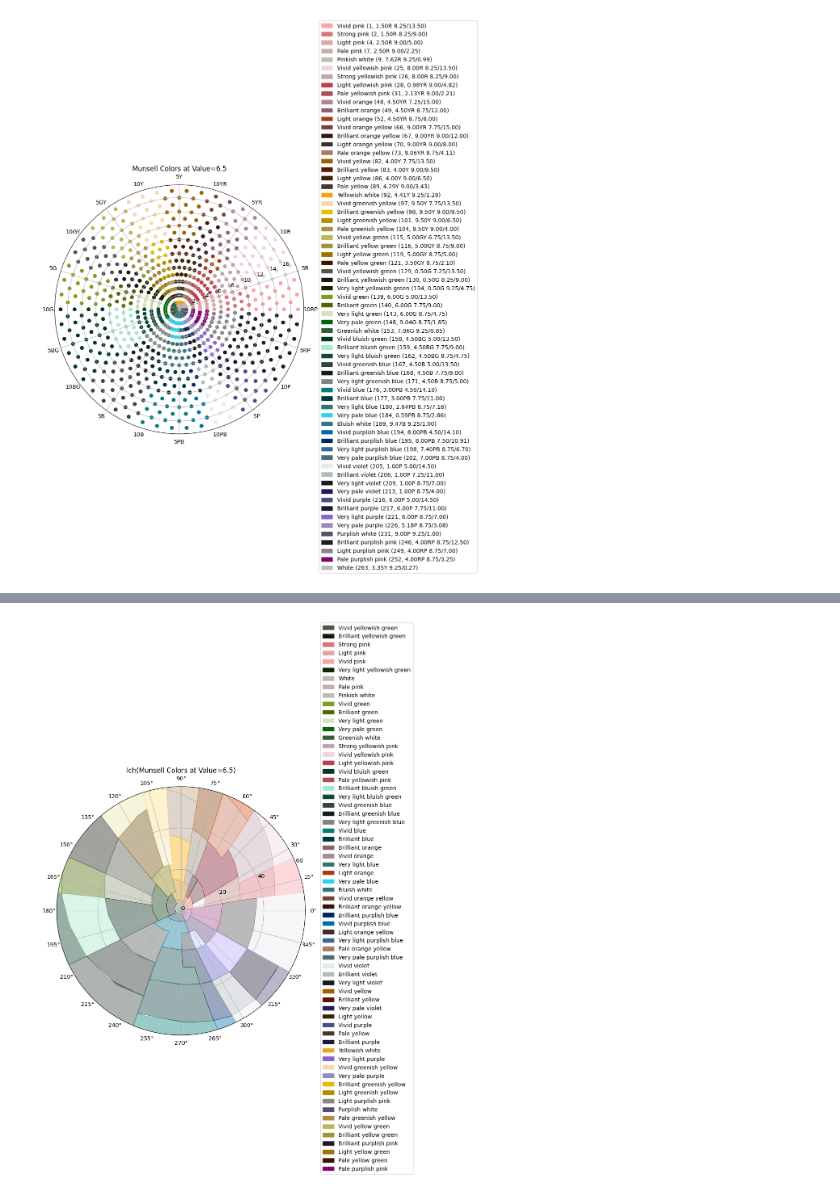
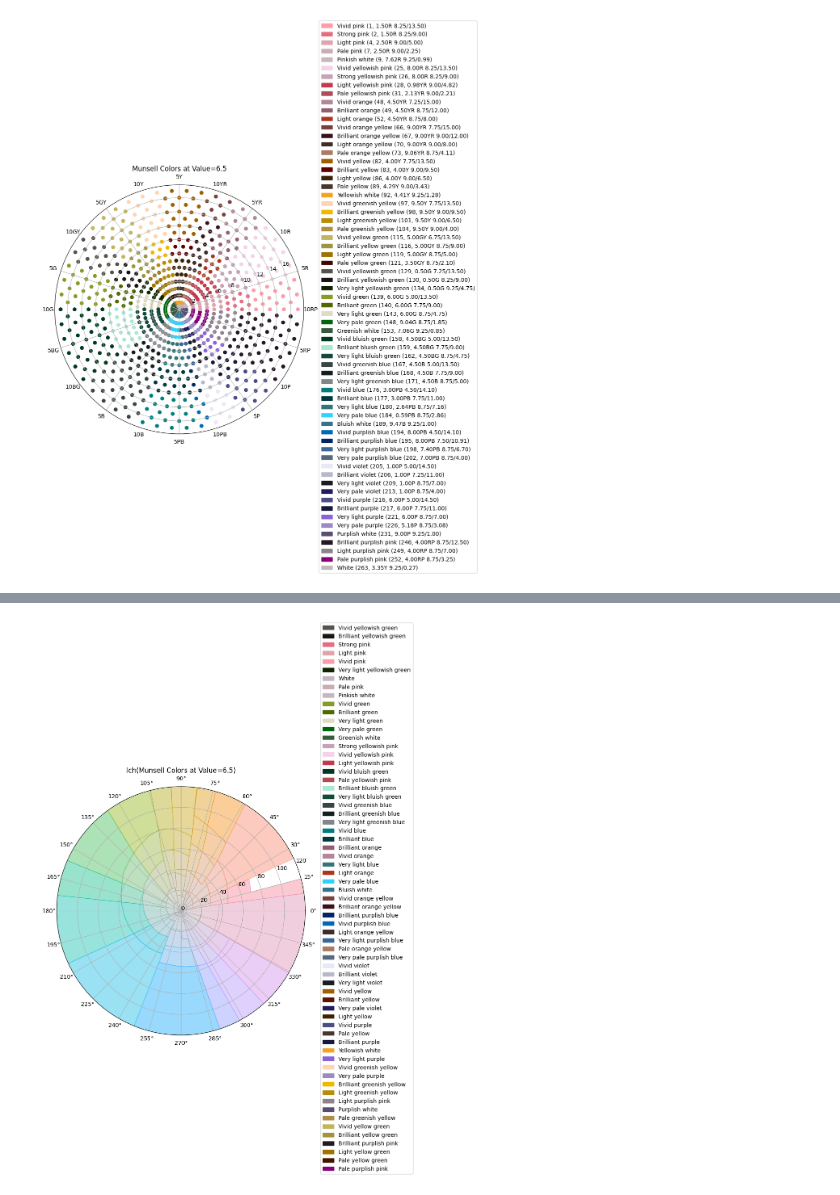
Before and after one commit to bstreiff/iscc-nbs-colors, a Jupyter notebook: notebooks/ISCC_NBS_renotations.ipynb, the cells around one changed output, grey strips where cells are left out. Saved outputs shown, nothing was run; the diff lists cells and outputs as text; code cells hidden in the pictures.

```diff
--- a/notebooks/ISCC_NBS_renotations.ipynb
+++ b/notebooks/ISCC_NBS_renotations.ipynb
@@ -135,12 +138,22 @@ from ISCC_NBS_renotations import point_to_hue_and_code
 def block_point_to_vert(hp, v, c):
     hue, hue_code = point_to_hue_and_code(hp)
     is_outside_edge = True if c >= 20.0 else False
+    if is_outside_edge:
+        c = 20.0
     m = munsell_specification_to_munsell_colour([hue, v, c, hue_code])
     lch = munsell_to_lch(m)
     # we want to project this out to "infinity" for purposes of the graph
     if is_outside_edge:
         lch[1] = 2000.0
     return lch_to_polar(lch)
+
+def color_point(hp, v, c):
+    hue, hue_code = point_to_hue_and_code(hp)
+    is_outside_edge = True if c >= 20.0 else False
+    if is_outside_edge:
+        c = 20.0
+    m = munsell_specification_to_munsell_colour([hue, v, c, hue_code])
+    return munsell_to_rgbstr(m)
 
 VALUE = 6.5
 
@@ -148,69 +161,68 @@ fig = plt.figure(figsize=[8.0, 8.0])
 ax = fig.add_subplot(projection='polar')
 ax.set_xticks(np.arange(0, 2*np.pi, np.pi/ (360.0 / 30.0) ))
 #ax.set_xticks(xtick_minor_ticks, labels=xtick_minor_labels, minor=True)
 ax.set_yticks(np.arange(0, 140.0, 20.0))
 ax.set_title("lch(Munsell Colors at Value={})".format(VALUE))
-ax.set_ylim(0, 60)
+ax.set_ylim(0, 120)
 angle = np.deg2rad(0)
 ax.legend(handles=color_patches, loc="center left", bbox_to_anchor=(.55 + np.cos(angle)/2, .55 + np.sin(angle)/2))
 
 def get_polygon_vertices(m):
     hue_end = m.hue_end
     if hue_end < m.hue_begin:
         hue_end += 100.0
     chroma_end = m.chroma_end
-    if chroma_end > 40.0:
-        chroma_end = 40.0
+    if chroma_end > 1000.0:
+        chroma_end = 1000.0
 
-    top    = [(m.hue_begin, x)    for x in np.arange(m.chroma_begin, chroma_end, 1.0)]
-    left   = [(x, m.chroma_begin) for x in np.arange(hue_end, m.hue_begin, -5.0)]
-    bottom = [(hue_end, x)        for x in np.arange(chroma_end, m.chroma_begin, -1.0)]
-    right  = [(x, chroma_end)     for x in np.arange(m.hue_begin, hue_end, 5.0)]
+    top    = [(m.hue_begin, x)    for x in np.linspace(m.chroma_begin, chroma_end, 10)]
+    left   = [(x, m.chroma_begin) for x in np.linspace(hue_end, m.hue_begin, 10)]
+    bottom = [(hue_end, x)        for x in np.linspace(chroma_end, m.chroma_begin, 10)]
+    right  = [(x, chroma_end)     for x in np.linspace(m.hue_begin, hue_end, 10)]
 
     out = top + right + bottom + left
-
     return out
 
-def add_background_polygons(plt):
+def add_background_polygons(plt, blocks, xfrm_func, color_func):
     combined_ranges = {}
-    for m in colordb.get_color_ranges():
-        if (m.value_begin <= VALUE and VALUE < m.value_end):
-
-            hue_end = m.hue_end
-            if hue_end < m.hue_begin:
-                hue_end += 100.0
-            chroma_end = m.chroma_end
-            if chroma_end > 20.0:
-                chroma_end = 20.0
-            new_p = PolygonShape(get_polygon_vertices(m))
-            if m.id in combined_ranges:
+    for m in blocks:
+        new_p = PolygonShape(get_polygon_vertices(m))
+        if m.id in combined_ranges:
+            union_p = unary_union([combined_ranges[m.id], new_p])
+            if union_p.geom_type == 'MultiPolygon':
+                # oops! this one's probably over the 100.0->0.0 crossing
+                x1 = combined_ranges[m.id].exterior.coords[0][0]
+                if x1 < 50.0:
+                    new_p = PolygonShape([(c[0] - 100.0, c[1]) for c in new_p.exterior.coords])
+                else:
+                    new_p = PolygonShape([(c[0] + 100.0, c[1]) for c in new_p.exterior.coords])
                 union_p = unary_union([combined_ranges[m.id], new_p])
-                if union_p.geom_type == 'MultiPolygon':
-                    # oops! this one's probably over the 100.0->0.0 crossing
-                    x1 = combined_ranges[m.id].exterior.coords[0][0]
-                    if x1 < 50.0:
-                        new_p = PolygonShape([(c[0] - 100.0, c[1]) for c in new_p.exterior.coords])
-                    else:
-                        new_p = PolygonShape([(c[0] + 100.0, c[1]) for c in new_p.exterior.coords])
-                    union_p = unary_union([combined_ranges[m.id], new_p])
-                combined_ranges[m.id] = union_p
-            else:
-                combined_ranges[m.id] = new_p
+            combined_ranges[m.id] = union_p
+        else:
+            combined_ranges[m.id] = new_p
 
     for id in combined_ranges.keys():
-        verts = [block_point_to_vert(c[0], VALUE, c[1]) for c in combined_ranges[id].exterior.coords]
+        verts = [xfrm_func(c[0], c[1]) for c in combined_ranges[id].exterior.coords]
+        hue = combined_ranges[id].centroid.x
+        chroma = combined_ranges[id].centroid.y
+        # if this is one of the "out-to-infinity" points, bring it way back in for purposes
+        # of doing the color conversion
+        if chroma > 400.0:
+            chroma = np.min([xy[1] for xy in combined_ranges[id].exterior.coords]) * 1.1
         x, y = zip(*verts)
         plt.fill(
             x, y,
-            color=color_map[id],
+            color=color_func(hue, chroma),
             alpha=0.4
         )
 
-add_background_polygons(plt)
-#p = PatchCollection(bg_patches, alpha=0.4)
-#p.set_array(bg_patch_colors)
-#ax.add_collection(p)
-#c = ax.scatter(theta, r, s=2, c=color_mapping)
+add_background_polygons(
+    plt,
+    filter(lambda m: m.value_begin <= VALUE and VALUE < m.value_end, colordb.get_color_ranges()),
+    lambda h, c: block_point_to_vert(h, VALUE, c),
+    lambda h, c: color_point(h, VALUE, c)
+)
+
 plt.show()
 # %% [output]
-[figure, old version]
+[figure, new version]
```
Also changed, not shown: parts of 6 cells of this notebook, 2 other files.
